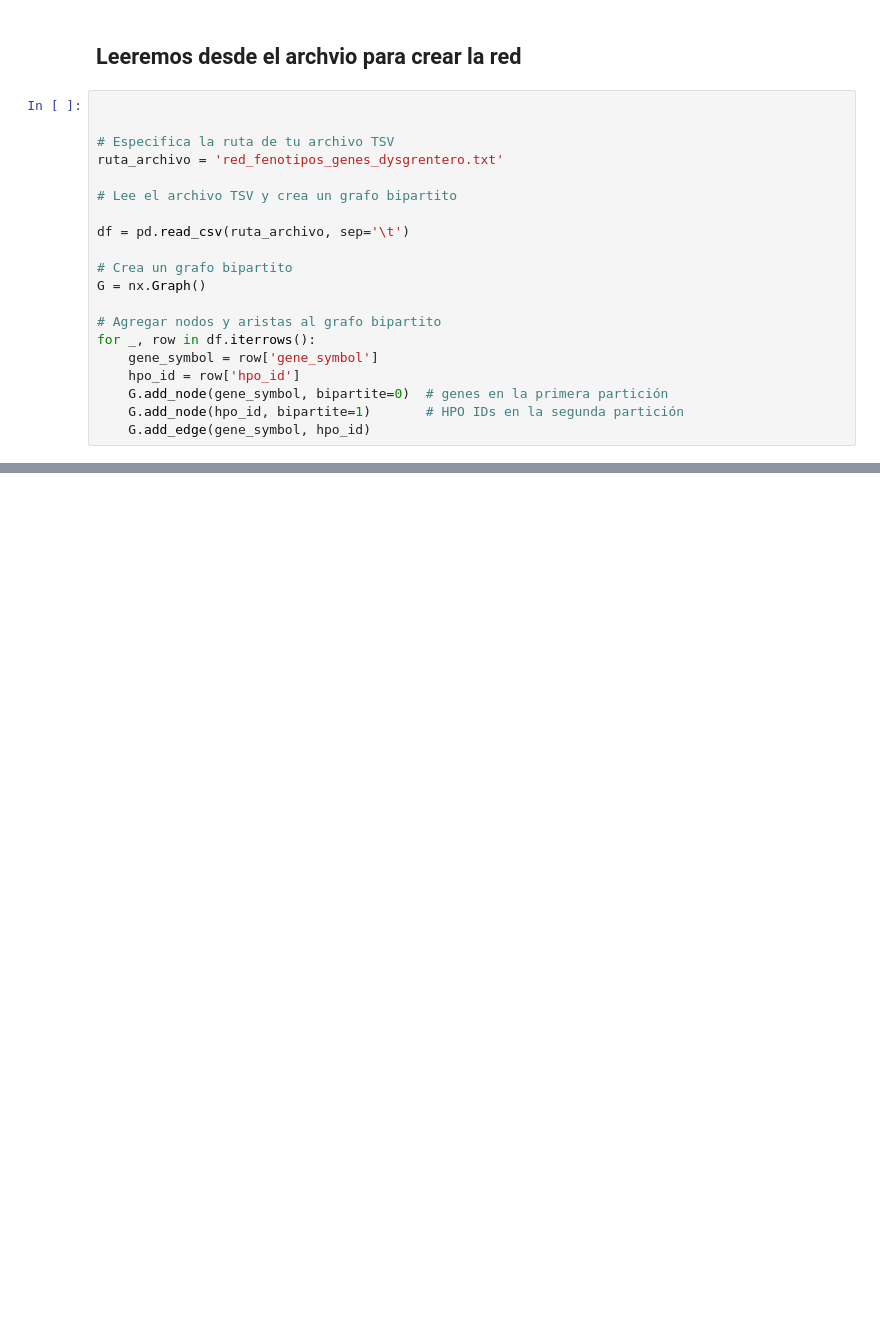
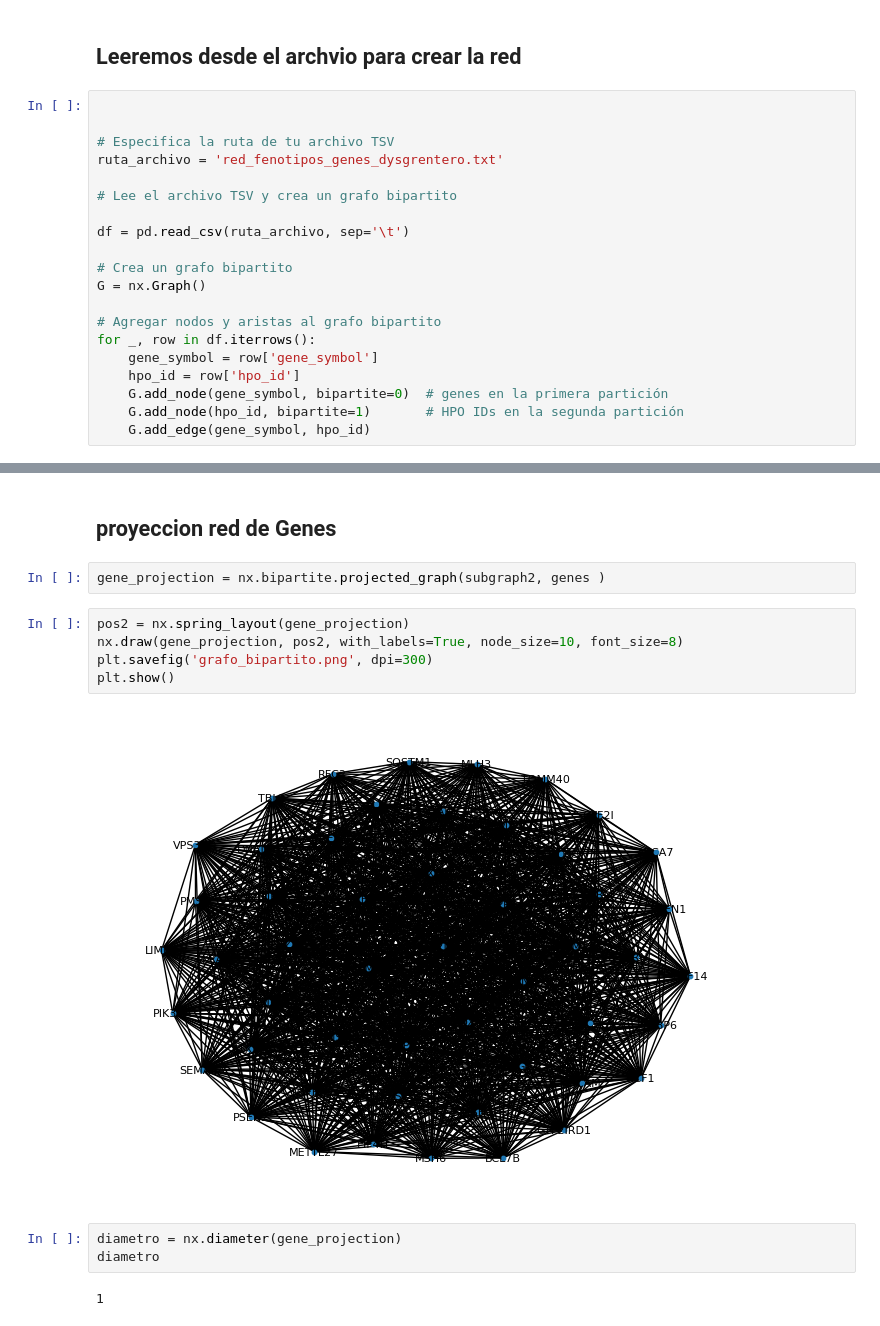
Before and after one commit to nmartinser/HPO_Dysgraphia, a Jupyter notebook: code/grafoGenes_asociado_hpo_dys.ipynb, the cells around one changed output, grey strips where cells are left out. Drawn from its saved outputs; the diff is of its cells as text; blank space fills up the shorter version.

```diff
--- a/code/grafoGenes_asociado_hpo_dys.ipynb
+++ b/code/grafoGenes_asociado_hpo_dys.ipynb
@@ -124,0 +158,16 @@ plt.show()
+# %% [markdown]
+## proyeccion red de Genes
+# %%
+gene_projection = nx.bipartite.projected_graph(subgraph2, genes )
+# %%
+pos2 = nx.spring_layout(gene_projection)
+nx.draw(gene_projection, pos2, with_labels=True, node_size=10, font_size=8)
+plt.savefig('grafo_bipartito.png', dpi=300)
+plt.show()
+# %% [output]
+[figure, added]
+# %%
+diametro = nx.diameter(gene_projection)
+diametro
+# %% [output]
+1
```
Also changed, not shown: parts of 22 cells of this notebook.
